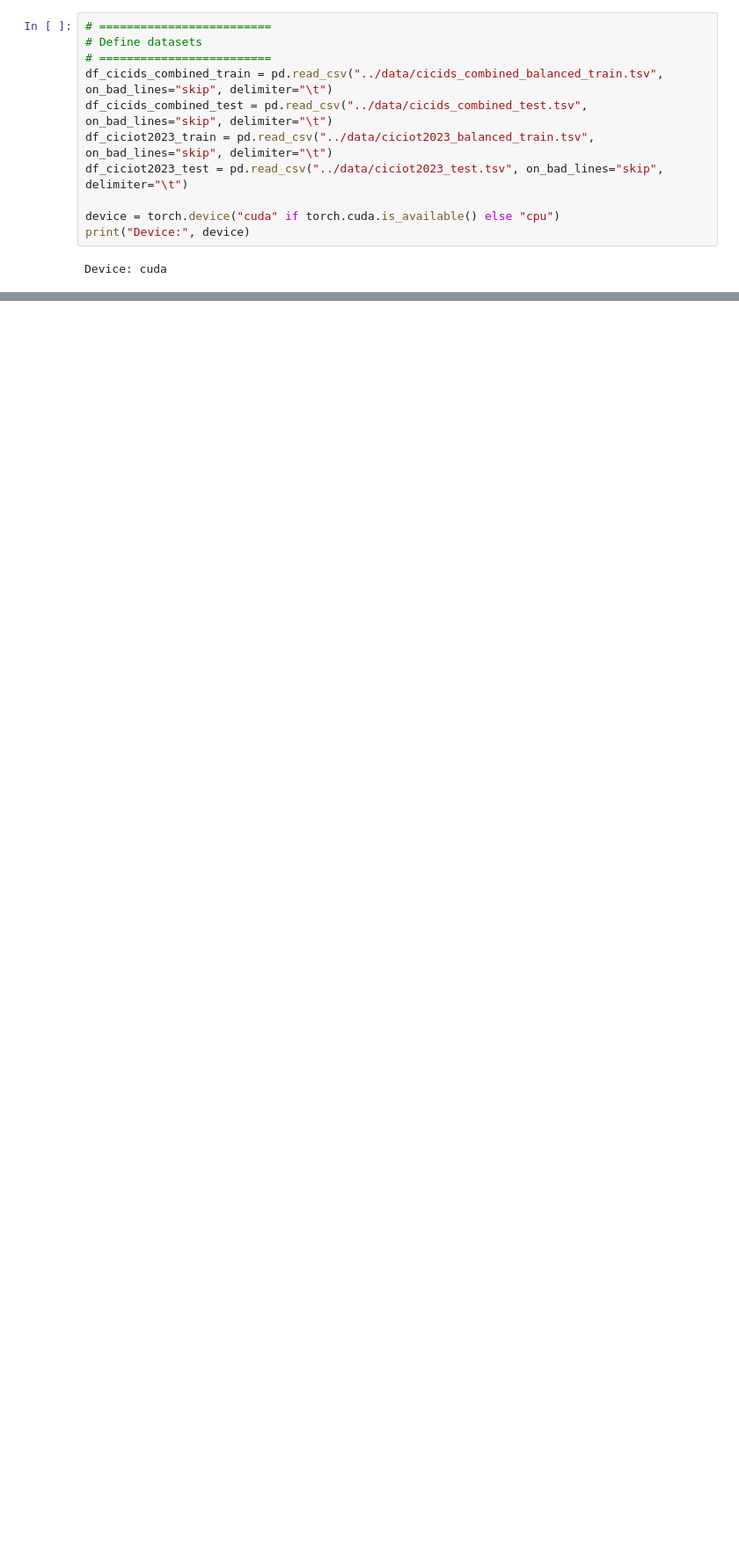
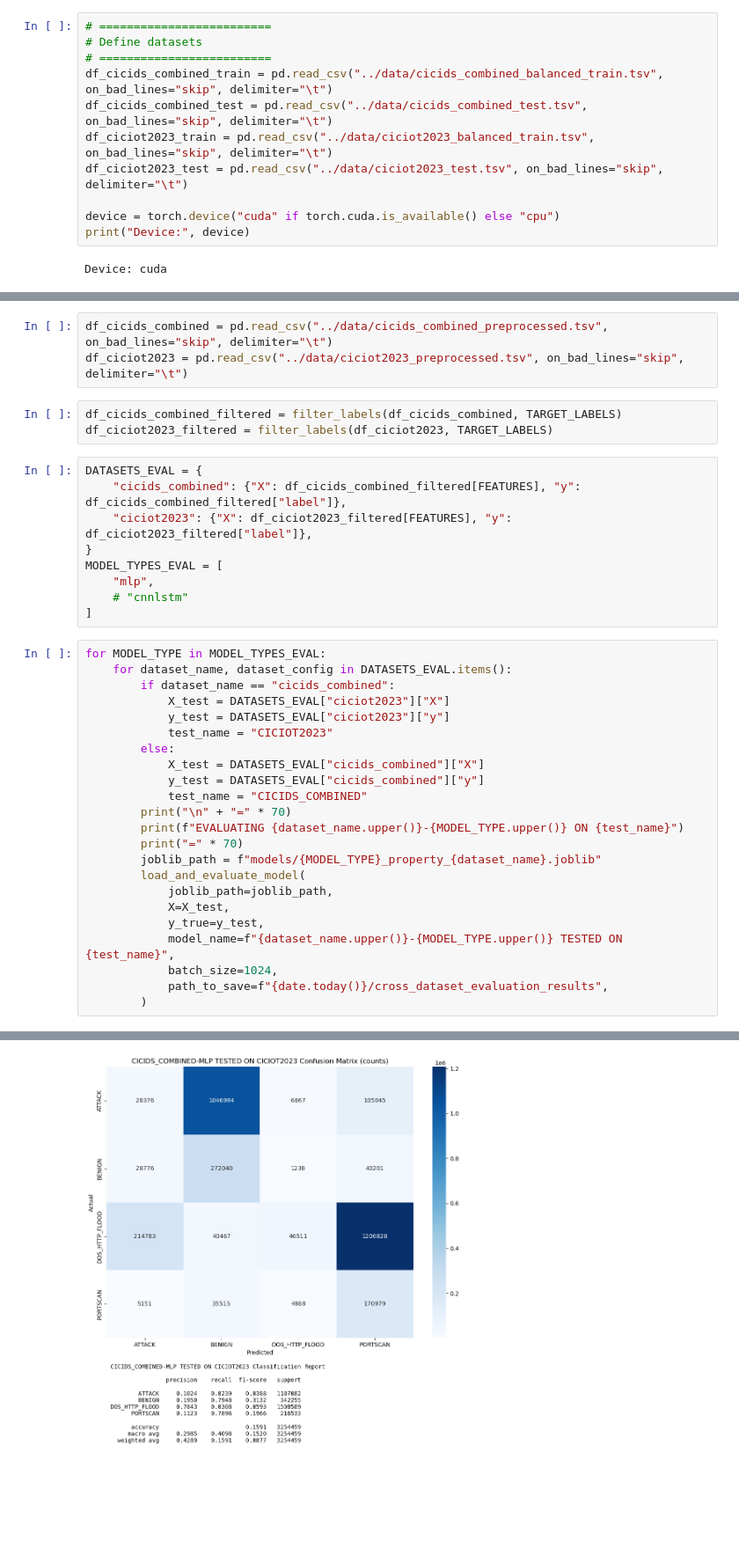
Before and after one commit to ramuld12/Property-based-Neural-Network-Verification, a Jupyter notebook: withProperties/training.ipynb, the cells around one changed output, grey strips where cells are left out. Shown at 88% size. Drawn from its saved outputs; the diff is of its cells as text; blank space fills up the shorter version.

```diff
--- a/withProperties/training.ipynb
+++ b/withProperties/training.ipynb
@@ -295,0 +311,39 @@ Saved model to: models/mlp_property_ciciot2023.joblib
+# %%
+df_cicids_combined = pd.read_csv("../data/cicids_combined_preprocessed.tsv", on_bad_lines="skip", delimiter="\t")
+df_ciciot2023 = pd.read_csv("../data/ciciot2023_preprocessed.tsv", on_bad_lines="skip", delimiter="\t")
+# %%
+df_cicids_combined_filtered = filter_labels(df_cicids_combined, TARGET_LABELS)
+df_ciciot2023_filtered = filter_labels(df_ciciot2023, TARGET_LABELS)
+# %%
+DATASETS_EVAL = {
+    "cicids_combined": {"X": df_cicids_combined_filtered[FEATURES], "y": df_cicids_combined_filtered["label"]},
+    "ciciot2023": {"X": df_ciciot2023_filtered[FEATURES], "y": df_ciciot2023_filtered["label"]},
+}
+MODEL_TYPES_EVAL = [
+    "mlp",
+    # "cnnlstm"
+]
+# %%
+for MODEL_TYPE in MODEL_TYPES_EVAL:
+    for dataset_name, dataset_config in DATASETS_EVAL.items():
+        if dataset_name == "cicids_combined":
+            X_test = DATASETS_EVAL["ciciot2023"]["X"]
+            y_test = DATASETS_EVAL["ciciot2023"]["y"]
+            test_name = "CICIOT2023"
+        else:
+            X_test = DATASETS_EVAL["cicids_combined"]["X"]
+            y_test = DATASETS_EVAL["cicids_combined"]["y"]
+            test_name = "CICIDS_COMBINED"
+        print("\n" + "=" * 70)
+        print(f"EVALUATING {dataset_name.upper()}-{MODEL_TYPE.upper()} ON {test_name}")
+        print("=" * 70)
+        joblib_path = f"models/{MODEL_TYPE}_property_{dataset_name}.joblib"
+        load_and_evaluate_model(
+            joblib_path=joblib_path,
+            X=X_test,
+            y_true=y_test,
+            model_name=f"{dataset_name.upper()}-{MODEL_TYPE.upper()} TESTED ON {test_name}",
+            batch_size=1024,
+            path_to_save=f"{date.today()}/cross_dataset_evaluation_results",
+        )
+# %% [output]
@@ -295,0 +367 @@ Saved model to: models/mlp_property_ciciot2023.joblib
+[figure, added]
```
Also changed, not shown: parts of 9 cells of this notebook, 19 other files.
